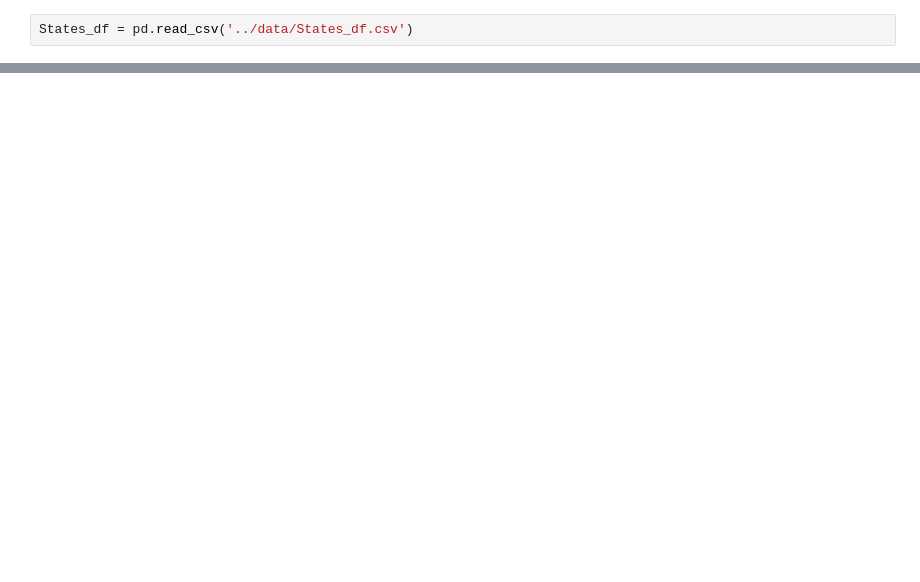
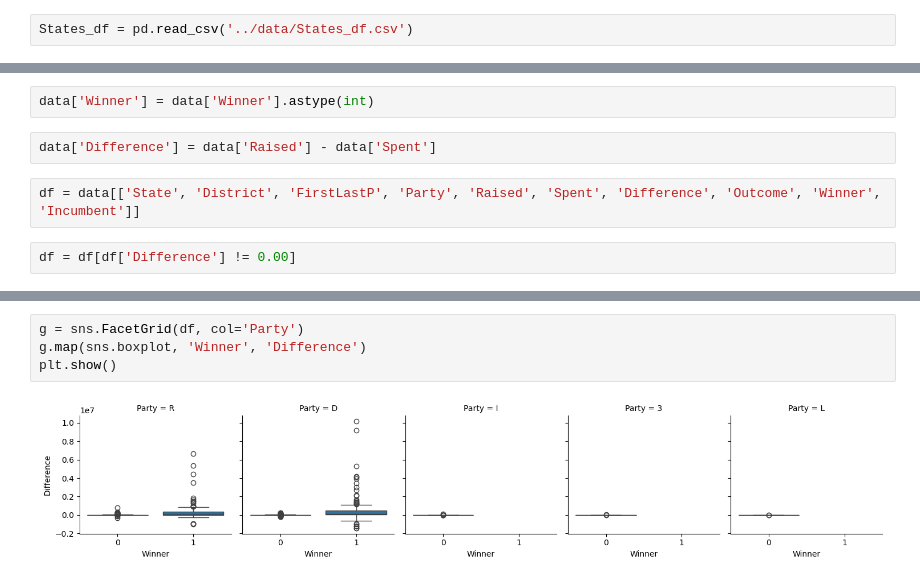
Before and after one commit to nss-data-science-cohort-8/open-secrets-skittles, a Jupyter notebook: notebooks/Analysis_skittles_election_project_clj.ipynb, the cells around one changed output, grey strips where cells are left out. Drawn from its saved outputs; the diff is of its cells as text; blank space fills up the shorter version.

Commit message:
Added some descriptive stats and some charts. Needs more.

```diff
--- a/notebooks/Analysis_skittles_election_project_clj.ipynb
+++ b/notebooks/Analysis_skittles_election_project_clj.ipynb
@@ -25,0 +33,8 @@ data = States_df[['Raised', 'Spent', 'Outcome']]
+# %%
+data['Winner'] = data['Winner'].astype(int)
+# %%
+data['Difference'] = data['Raised'] - data['Spent']
+# %%
+df = data[['State', 'District', 'FirstLastP', 'Party', 'Raised', 'Spent', 'Difference', 'Outcome', 'Winner', 'Incumbent']]
+# %%
+df = df[df['Difference'] != 0.00]
@@ -25,0 +70,6 @@ data = States_df[['Raised', 'Spent', 'Outcome']]
+# %%
+g = sns.FacetGrid(df, col='Party')
+g.map(sns.boxplot, 'Winner', 'Difference')
+plt.show()
+# %% [output]
+[figure, added]
```
Also changed, not shown: parts of 19 cells of this notebook.
